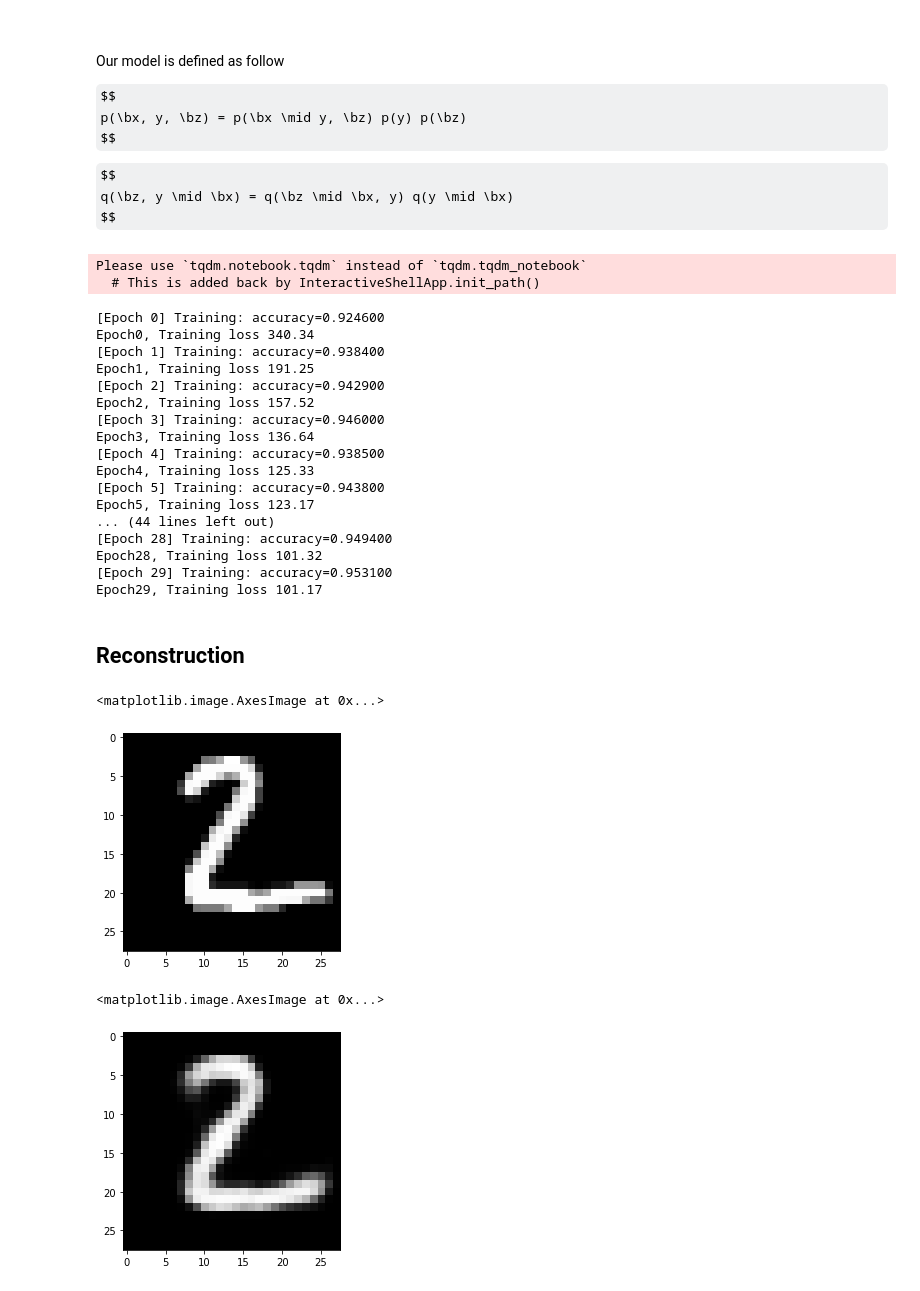
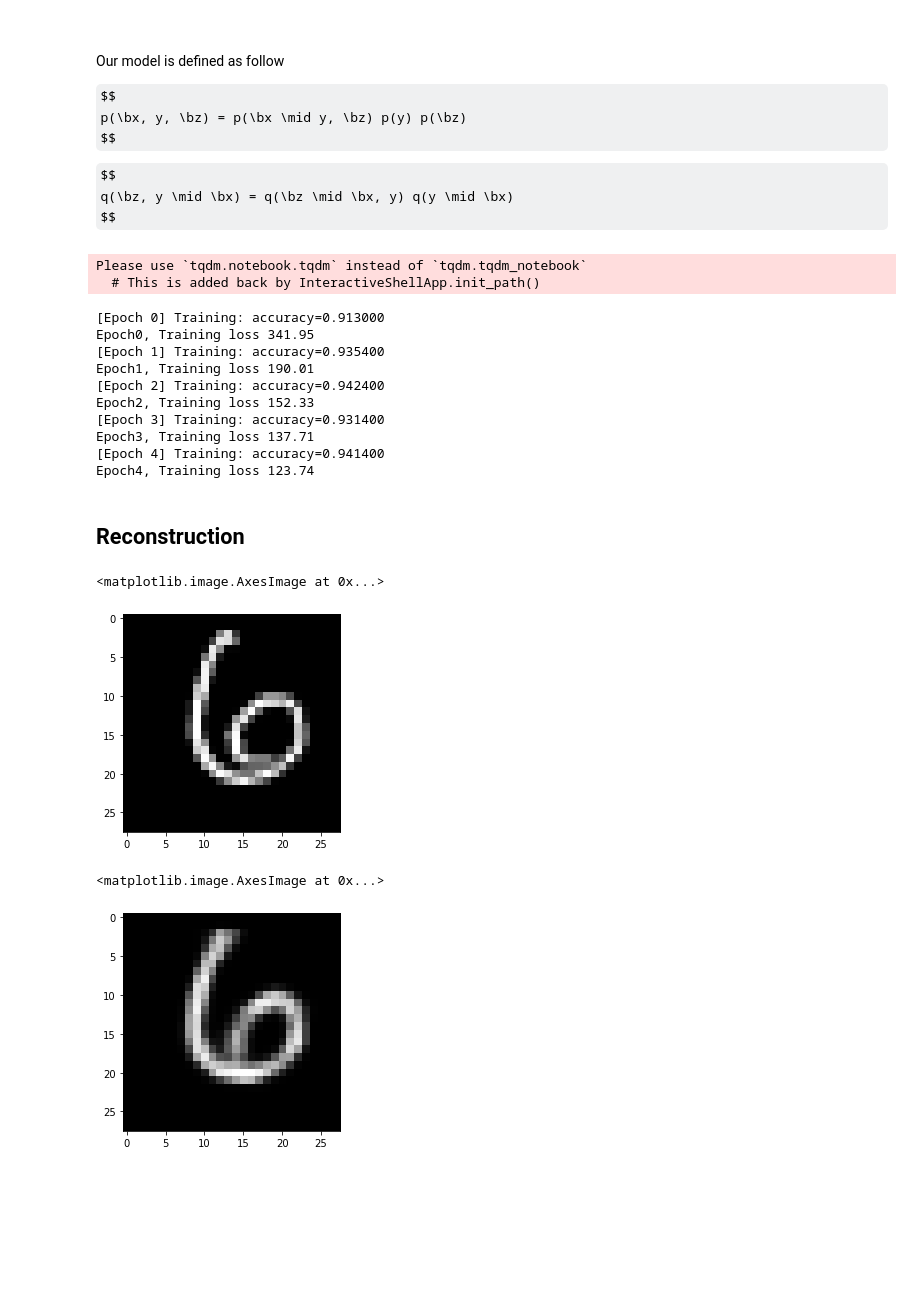
Before and after one commit to xidulu/mystery_demo, a Jupyter notebook: SS-VAE.ipynb, the cells around one changed output. Drawn from its saved outputs; the diff is of its cells as text; code cells hidden in the pictures; some formulas as TeX source; blank space fills up the shorter version.

```diff
--- a/SS-VAE.ipynb
+++ b/SS-VAE.ipynb
@@ -38,19 +38,18 @@ class SS_VAE(gluon.HybridBlock):
         self.output = None
         self.mu = None
         super(SS_VAE, self).__init__(**kwargs)
-        with self.name_scope():
-            self.encoder_z = nn.HybridSequential(prefix='encoder_z')
-            self.encoder_y = nn.HybridSequential(prefix='encoder_y')
-            for _ in range(n_layers):
-                self.encoder_z.add(nn.Dense(n_hidden, activation=act_type))
-                self.encoder_y.add(nn.Dense(n_hidden, activation=act_type))
-            self.encoder_z.add(nn.Dense(n_latent*2, activation=None))
-            self.encoder_y.add(nn.Dense(num_classes, activation=None))
+        self.encoder_z = nn.HybridSequential()
+        self.encoder_y = nn.HybridSequential()
+        for _ in range(n_layers):
+            self.encoder_z.add(nn.Dense(n_hidden, activation=act_type))
+            self.encoder_y.add(nn.Dense(n_hidden, activation=act_type))
+        self.encoder_z.add(nn.Dense(n_latent*2, activation=None))
+        self.encoder_y.add(nn.Dense(num_classes, activation=None))
 
-            self.decoder = nn.HybridSequential(prefix='decoder')
-            for _ in range(n_layers):
-                self.decoder.add(nn.Dense(n_hidden, activation=act_type))
-            self.decoder.add(nn.Dense(n_output))
+        self.decoder = nn.HybridSequential()
+        for _ in range(n_layers):
+            self.decoder.add(nn.Dense(n_hidden, activation=act_type))
+        self.decoder.add(nn.Dense(n_output))
 
     def hybrid_forward(self, F, x, y, observed_mask):
         logit_y = self.encoder_y(x)
@@ -104,14 +106,14 @@ def load_data(batch_size, supervised_rate=0.1):
                                 num_workers=num_worker, thread_pool=True))
 # %%
 def train(net, n_epoch, print_period, train_iter, test_iter):
-    net.collect_params().initialize(mx.init.Xavier(), ctx=model_ctx)
+    net.initialize(mx.init.Xavier(), ctx=model_ctx)
     net.hybridize()
     trainer = gluon.Trainer(net.collect_params(), 'adam',
                           {'learning_rate': .001})
     training_loss = []
     validation_loss = []
     loss_func = gluon.loss.SoftmaxCrossEntropyLoss(from_logits=True)
-    metric = mx.metric.Accuracy()
+    metric = mx.gluon.metric.Accuracy()
     alpha = 32.
     for epoch in tqdm_notebook(range(n_epoch), desc='epochs'):
         metric.reset()
@@ -159,7 +163,7 @@ model_prefix = 'vae_gluon_{}d{}l{}h.params'.format(
   n_latent, n_layers, n_hidden)
 net = SS_VAE(n_hidden=n_hidden, n_latent=n_latent, n_layers=n_layers,
         n_output=n_output)
-n_epoch = 30
+n_epoch = 5
 print_period = 1
 train_set, test_set = load_data(batch_size)
 #     start = time.time()
@@ -169,23 +173,16 @@ train(net, n_epoch, print_period, train_set, test_set)
 # %% [output]
 Please use `tqdm.notebook.tqdm` instead of `tqdm.tqdm_notebook`
   # This is added back by InteractiveShellApp.init_path()
-[Epoch 0] Training: accuracy=0.924600
-Epoch0, Training loss 340.34
-[Epoch 1] Training: accuracy=0.938400
-Epoch1, Training loss 191.25
-[Epoch 2] Training: accuracy=0.942900
-Epoch2, Training loss 157.52
-[Epoch 3] Training: accuracy=0.946000
-Epoch3, Training loss 136.64
-[Epoch 4] Training: accuracy=0.938500
-Epoch4, Training loss 125.33
-[Epoch 5] Training: accuracy=0.943800
-Epoch5, Training loss 123.17
-... (44 lines left out)
-[Epoch 28] Training: accuracy=0.949400
-Epoch28, Training loss 101.32
-[Epoch 29] Training: accuracy=0.953100
-Epoch29, Training loss 101.17
+[Epoch 0] Training: accuracy=0.913000
+Epoch0, Training loss 341.95
+[Epoch 1] Training: accuracy=0.935400
+Epoch1, Training loss 190.01
+[Epoch 2] Training: accuracy=0.942400
+Epoch2, Training loss 152.33
+[Epoch 3] Training: accuracy=0.931400
+Epoch3, Training loss 137.71
+[Epoch 4] Training: accuracy=0.941400
+Epoch4, Training loss 123.74
 # %%
 test_img = None
 test_label = None
@@ -202,12 +199,13 @@ z_xy = net.encoder_z(np.concatenate((test_img, test_label), -1))[:,:n_latent]
 origin_img = test_img.asnumpy().reshape(-1, 28, 28)
 recon = npx.sigmoid(net.decoder(np.concatenate((z_xy, test_label), -1))).asnumpy().reshape(-1, 28, 28)
 # %%
-plt.imshow(origin_img[1], cmap='gray')
+plt.imshow(origin_img[100], cmap='gray')
 # %% [output]
 <matplotlib.image.AxesImage at 0x...>
-[figure, old version]
+[figure, new version]
 # %%
-plt.imshow(recon[1], cmap='gray')
+# Reconstruction
+plt.imshow(recon[100], cmap='gray')
 # %% [output]
 <matplotlib.image.AxesImage at 0x...>
-[figure, old version]
+[figure, new version]
```
Also changed, not shown: parts of 9 cells of this notebook, 1 other file.
